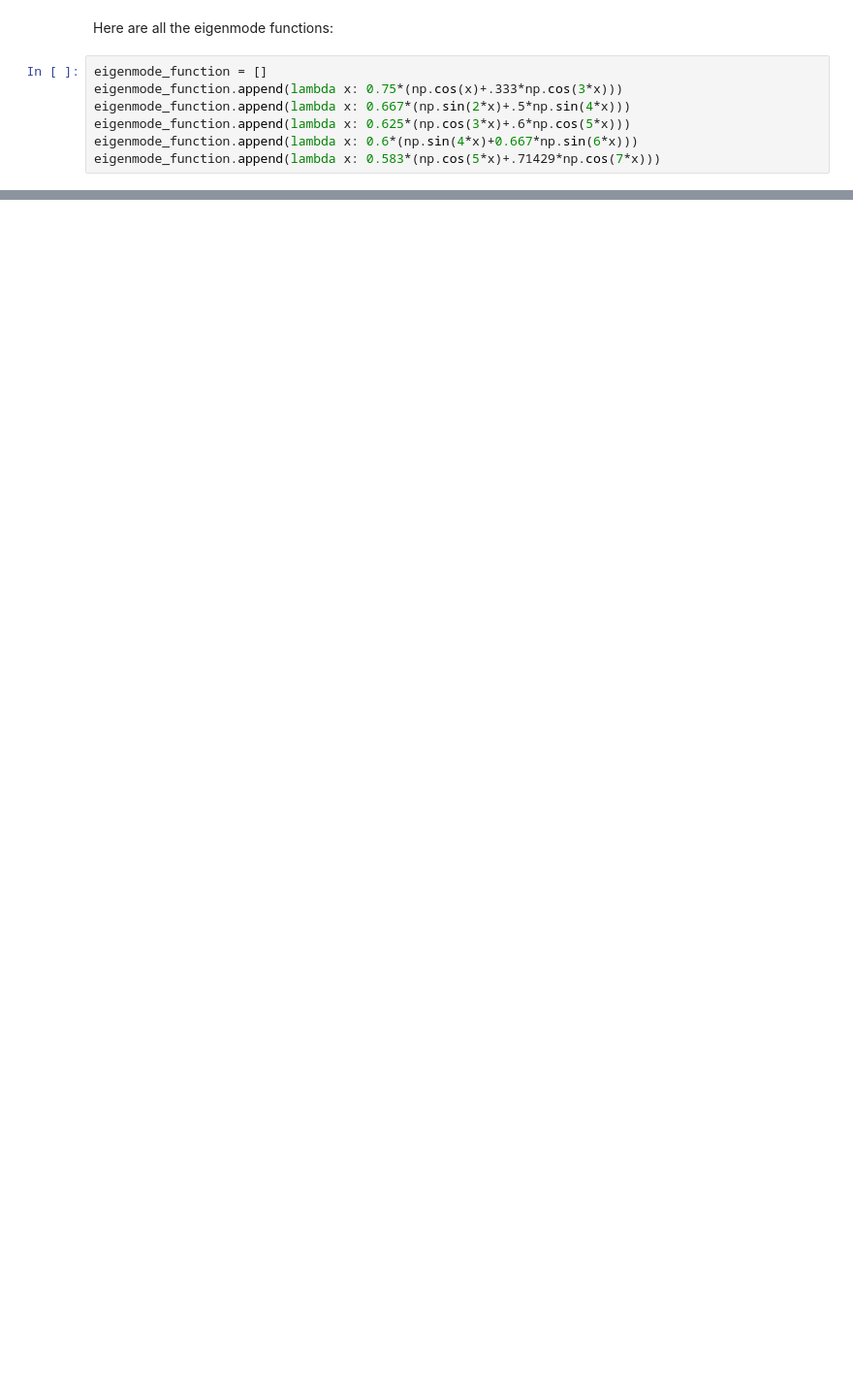
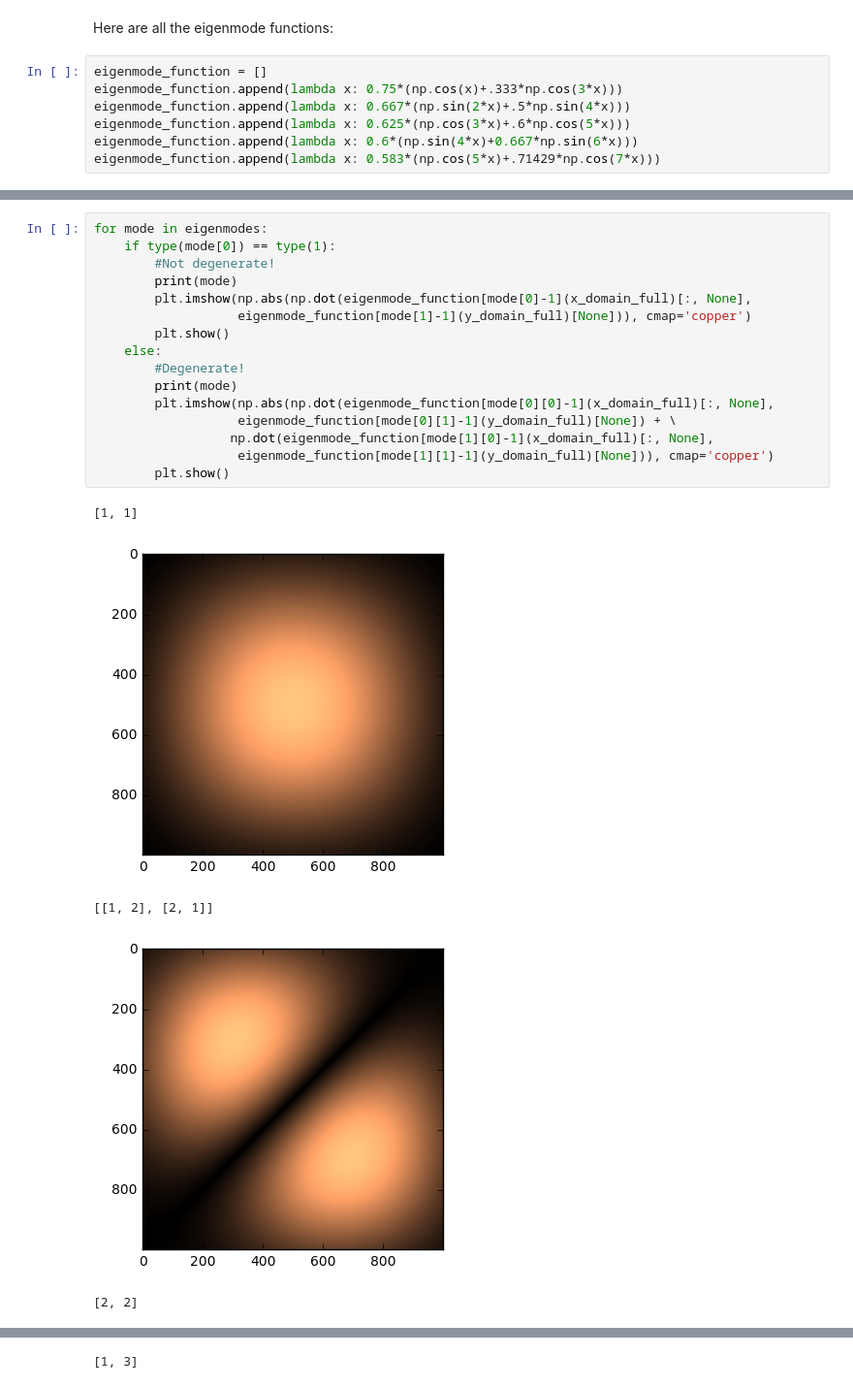
Before and after one commit to ry-dgel/Chladni, a Jupyter notebook: fitting_all_amplitude_data.ipynb, the cells around one changed output, grey strips where cells are left out. Shown at 97% size. Drawn from its saved outputs; the diff is of its cells as text; blank space fills up the shorter version.

```diff
--- a/fitting_all_amplitude_data.ipynb
+++ b/fitting_all_amplitude_data.ipynb
@@ -52,0 +68,22 @@ eigenmode_function.append(lambda x: 0.583*(np.cos(5*x)+.71429*np.cos(7*x)))
+# %%
+for mode in eigenmodes:
+    if type(mode[0]) == type(1):
+        #Not degenerate!
+        print(mode)
+        plt.imshow(np.abs(np.dot(eigenmode_function[mode[0]-1](x_domain_full)[:, None],
+                   eigenmode_function[mode[1]-1](y_domain_full)[None])), cmap='copper')
+        plt.show()
+    else:
+        #Degenerate!
+        print(mode)
+        plt.imshow(np.abs(np.dot(eigenmode_function[mode[0][0]-1](x_domain_full)[:, None],
+                   eigenmode_function[mode[0][1]-1](y_domain_full)[None]) + \
+                  np.dot(eigenmode_function[mode[1][0]-1](x_domain_full)[:, None],
+                   eigenmode_function[mode[1][1]-1](y_domain_full)[None])), cmap='copper')
+        plt.show()
+# %% [output]
+[1, 1]
+[figure, added]
+[[1, 2], [2, 1]]
+[figure, added]
+[2, 2]
@@ -52,0 +91 @@ eigenmode_function.append(lambda x: 0.583*(np.cos(5*x)+.71429*np.cos(7*x)))
+[1, 3]
```
Also changed, not shown: parts of 10 cells of this notebook.
